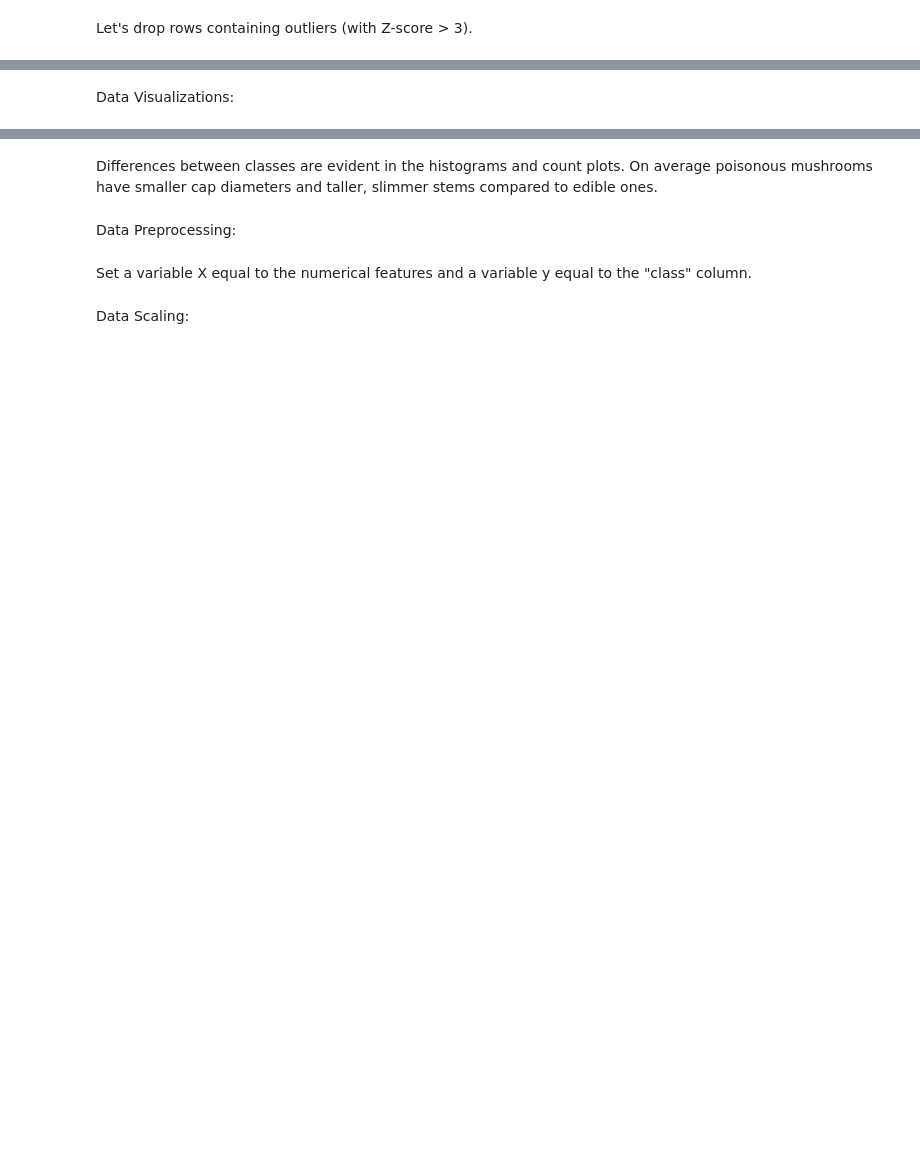
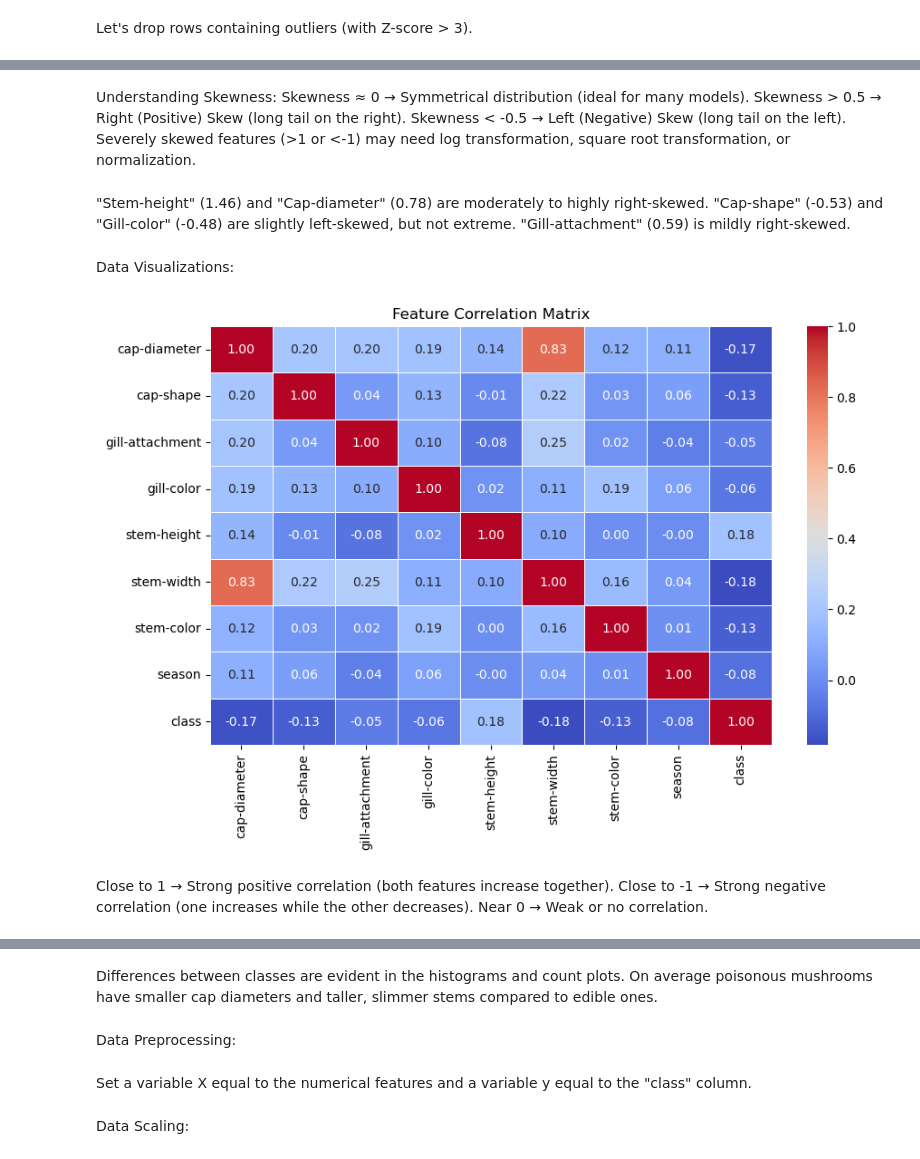
Before and after one commit to Celiandorra/ML, a Jupyter notebook: Code.ipynb, the cells around one changed output, grey strips where cells are left out. Cells and saved outputs as stored; diff of their text form; code cells hidden in the pictures; blank space fills up the shorter version.

```diff
--- a/Code.ipynb
+++ b/Code.ipynb
@@ -69,5 +304,31 @@ print("New dataframe has {} rows. {} rows were removed.".format(new_num_r, remov
+# %% [markdown]
+Understanding Skewness:
+Skewness ≈ 0 → Symmetrical distribution (ideal for many models).
+Skewness > 0.5 → Right (Positive) Skew (long tail on the right).
+Skewness < -0.5 → Left (Negative) Skew (long tail on the left).
+Severely skewed features (>1 or <-1) may need log transformation, square root transformation, or normalization.
+# %% [markdown]
+"Stem-height" (1.46) and "Cap-diameter" (0.78) are moderately to highly right-skewed.
+"Cap-shape" (-0.53) and "Gill-color" (-0.48) are slightly left-skewed, but not extreme.
+"Gill-attachment" (0.59) is mildly right-skewed.
 # %% [markdown]
 Data Visualizations:
+# %%
+
+# Compute the correlation matrix
+corr_matrix = df.corr()
+
+# Visualize the correlation matrix
+plt.figure(figsize=(10, 6))
+sns.heatmap(corr_matrix, annot=True, cmap="coolwarm", fmt=".2f", linewidths=0.5)
+plt.title("Feature Correlation Matrix")
+plt.show()
+# %% [output]
+[figure, added]
+# %% [markdown]
+Close to 1 → Strong positive correlation (both features increase together).
+Close to -1 → Strong negative correlation (one increases while the other decreases).
+Near 0 → Weak or no correlation.
 # %%
 # Set Seaborn style
 sns.set_theme()
```
Also changed, not shown: parts of 68 cells of this notebook, 32 other files.
